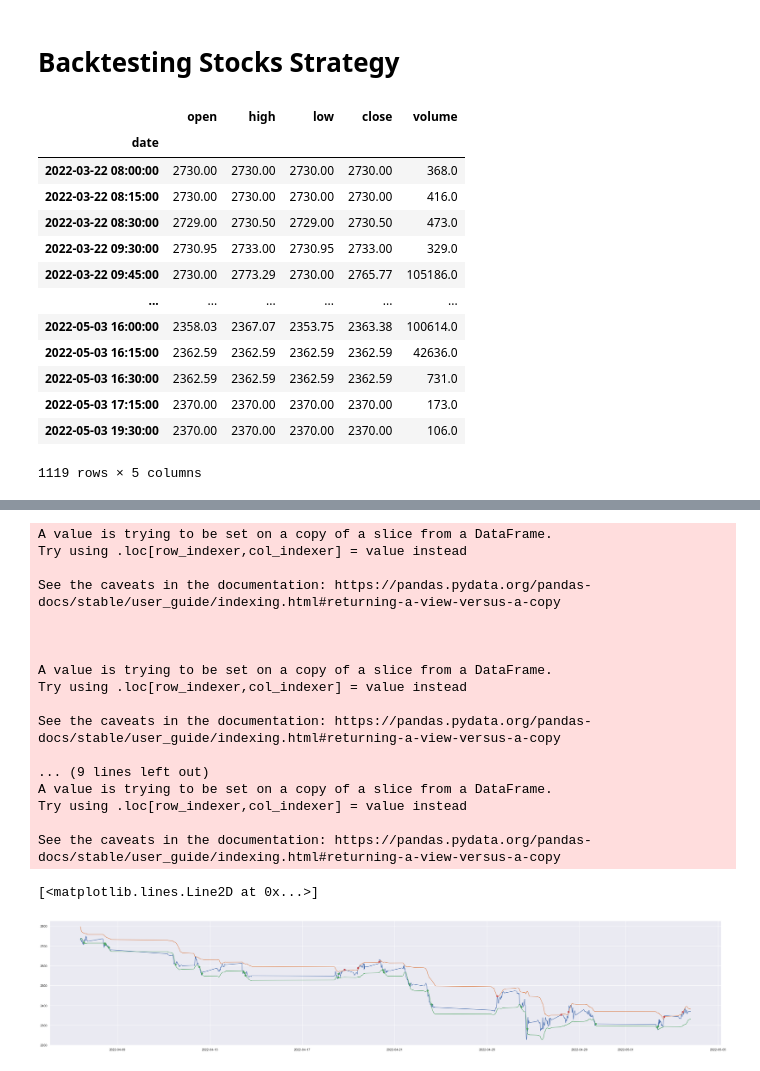
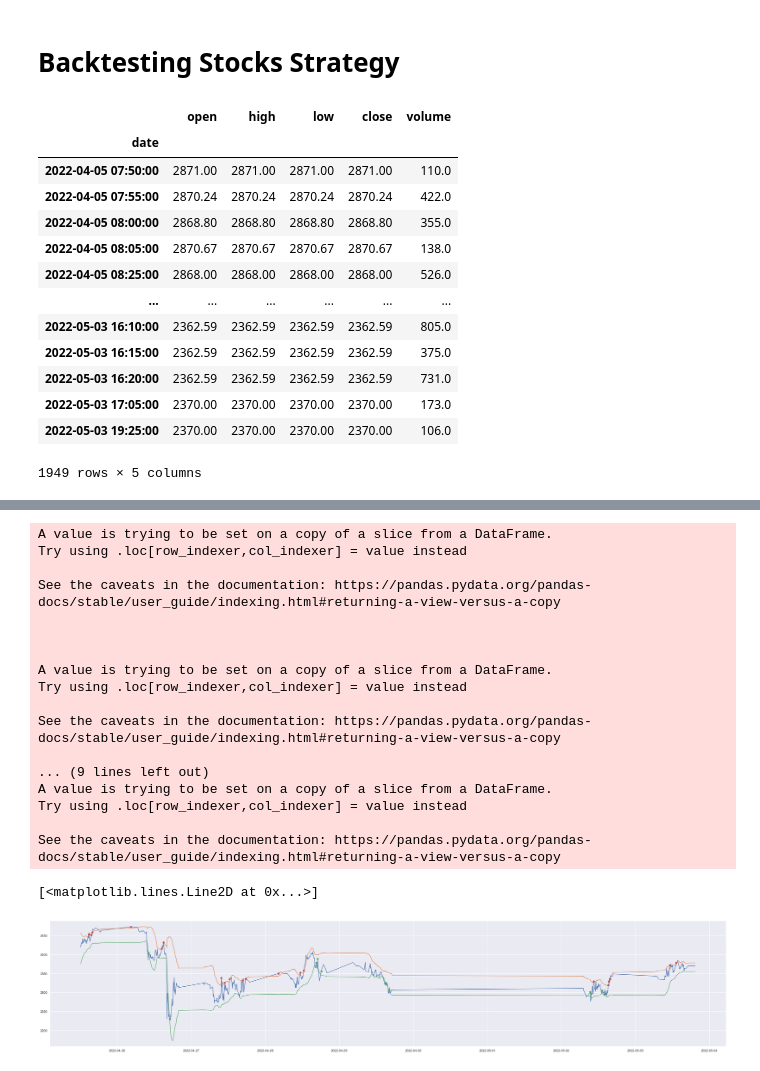
Before and after one commit to tharshikan/QuantitativeTrading, a Jupyter notebook: notebooks/StocksBackTrading.ipynb, the cells around one changed output, grey strips where cells are left out. Cells and saved outputs as stored; diff of their text form; code cells hidden in the pictures.

```diff
--- a/notebooks/StocksBackTrading.ipynb
+++ b/notebooks/StocksBackTrading.ipynb
@@ -25,29 +25,29 @@ ts= TimeSeries(key=API_KEY,output_format='pandas' )
 ti = TechIndicators(key=API_KEY,output_format='pandas')
 sns.set(rc={'figure.figsize':(30,9)})
 # %%
-interval = '15min'
+interval = '5min'
 start = '2020-01-01'
 end = '2022-3-31'
 # google,meta_data = ts.get_intraday(symbol="GOOG",interval=interval, outputsize='full',)
 appleData,meta_data =ts.get_intraday(symbol='GOOG',interval=interval, outputsize='full',)
 # appleData,meta_data =ts.get_daily(symbol='AAPL',outputsize='full')
 apple = getAlphaOHLC(appleData,)
 apple
 # %% [output]
 |  | open | high | low | close | volume |
 | date |  |  |  |  |  |
-| 2022-03-22 08:00:00 | 2730.00 | 2730.00 | 2730.00 | 2730.00 | 368.0 |
-| 2022-03-22 08:15:00 | 2730.00 | 2730.00 | 2730.00 | 2730.00 | 416.0 |
-| 2022-03-22 08:30:00 | 2729.00 | 2730.50 | 2729.00 | 2730.50 | 473.0 |
-| 2022-03-22 09:30:00 | 2730.95 | 2733.00 | 2730.95 | 2733.00 | 329.0 |
-| 2022-03-22 09:45:00 | 2730.00 | 2773.29 | 2730.00 | 2765.77 | 105186.0 |
+| 2022-04-05 07:50:00 | 2871.00 | 2871.00 | 2871.00 | 2871.00 | 110.0 |
+| 2022-04-05 07:55:00 | 2870.24 | 2870.24 | 2870.24 | 2870.24 | 422.0 |
+| 2022-04-05 08:00:00 | 2868.80 | 2868.80 | 2868.80 | 2868.80 | 355.0 |
+| 2022-04-05 08:05:00 | 2870.67 | 2870.67 | 2870.67 | 2870.67 | 138.0 |
+| 2022-04-05 08:25:00 | 2868.00 | 2868.00 | 2868.00 | 2868.00 | 526.0 |
 | ... | ... | ... | ... | ... | ... |
-| 2022-05-03 16:00:00 | 2358.03 | 2367.07 | 2353.75 | 2363.38 | 100614.0 |
-| 2022-05-03 16:15:00 | 2362.59 | 2362.59 | 2362.59 | 2362.59 | 42636.0 |
-| 2022-05-03 16:30:00 | 2362.59 | 2362.59 | 2362.59 | 2362.59 | 731.0 |
-| 2022-05-03 17:15:00 | 2370.00 | 2370.00 | 2370.00 | 2370.00 | 173.0 |
-| 2022-05-03 19:30:00 | 2370.00 | 2370.00 | 2370.00 | 2370.00 | 106.0 |
+| 2022-05-03 16:10:00 | 2362.59 | 2362.59 | 2362.59 | 2362.59 | 805.0 |
+| 2022-05-03 16:15:00 | 2362.59 | 2362.59 | 2362.59 | 2362.59 | 375.0 |
+| 2022-05-03 16:20:00 | 2362.59 | 2362.59 | 2362.59 | 2362.59 | 731.0 |
+| 2022-05-03 17:05:00 | 2370.00 | 2370.00 | 2370.00 | 2370.00 | 173.0 |
+| 2022-05-03 19:25:00 | 2370.00 | 2370.00 | 2370.00 | 2370.00 | 106.0 |
-1119 rows × 5 columns
+1949 rows × 5 columns
 # %%
 period = 40
 apple['EMA_15']= apple['close'].ewm(span=period,min_periods=period).mean()
@@ -93,7 +93,7 @@ Try using .loc[row_indexer,col_indexer] = value instead
 
 See the caveats in the documentation: https://pandas.pydata.org/pandas-docs/stable/user_guide/indexing.html#returning-a-view-versus-a-copy
 [<matplotlib.lines.Line2D at 0x...>]
-[figure, old version]
+[figure, new version]
 # %%
 
 # iterate through apple data and create signals
```
Also changed, not shown: parts of 5 cells of this notebook, 18 other files.
